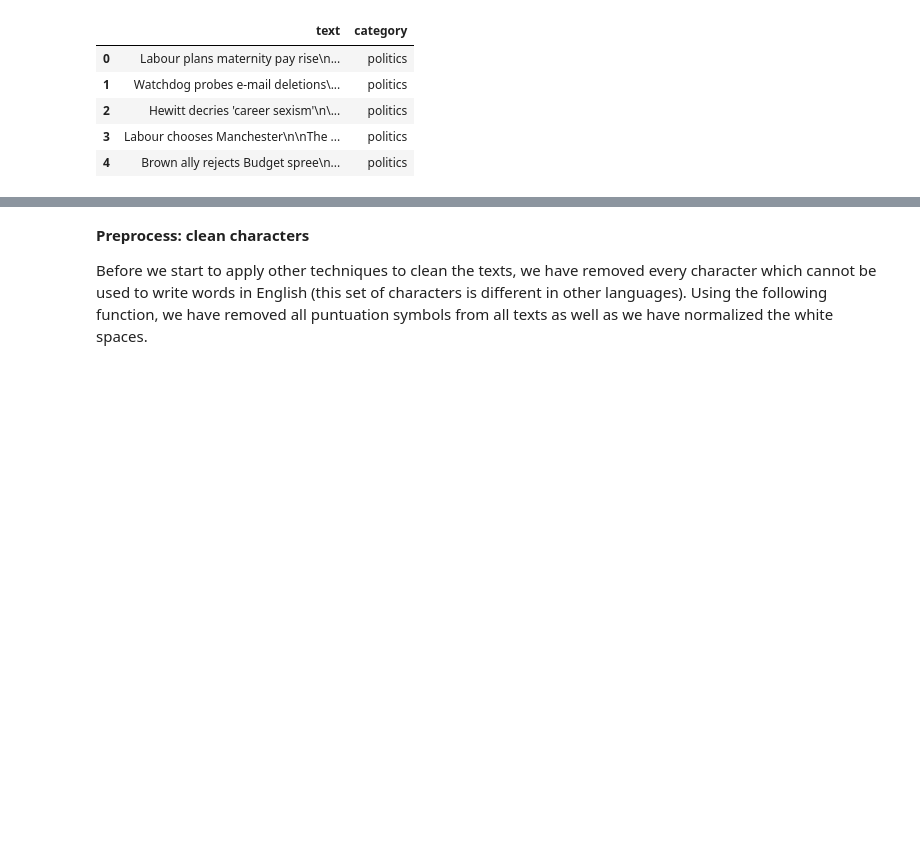
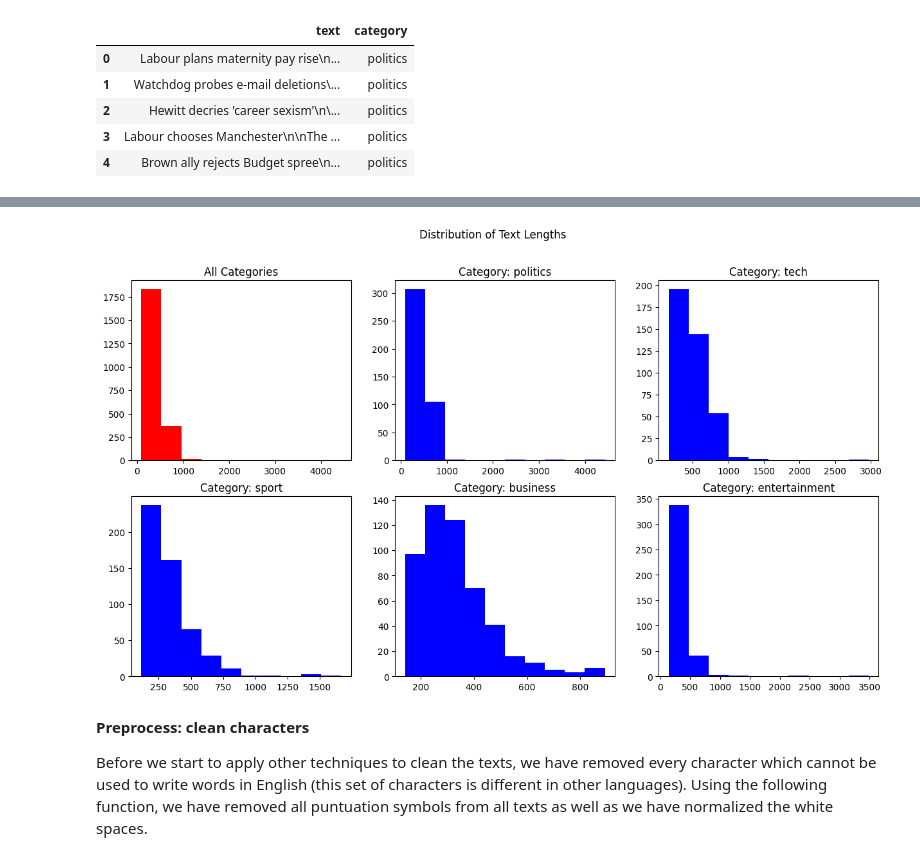
Before and after one commit to alizahedi7/Text-Classification, a Jupyter notebook: Text_Classification.ipynb, the cells around one changed output, grey strips where cells are left out. Cells and saved outputs as stored; diff of their text form; code cells hidden in the pictures; blank space fills up the shorter version.

```diff
--- a/Text_Classification.ipynb
+++ b/Text_Classification.ipynb
@@ -165,3 +222,8 @@ Hist_of_statas(df_stats['initial'])
+# %%
+# Plot histograms of text length distributions
+plot_text_length_histograms(stats)
+# %% [output]
+[figure, added]
 # %% [markdown]
 **Preprocess: clean characters**
 
```
Also changed, not shown: parts of 83 cells of this notebook.
